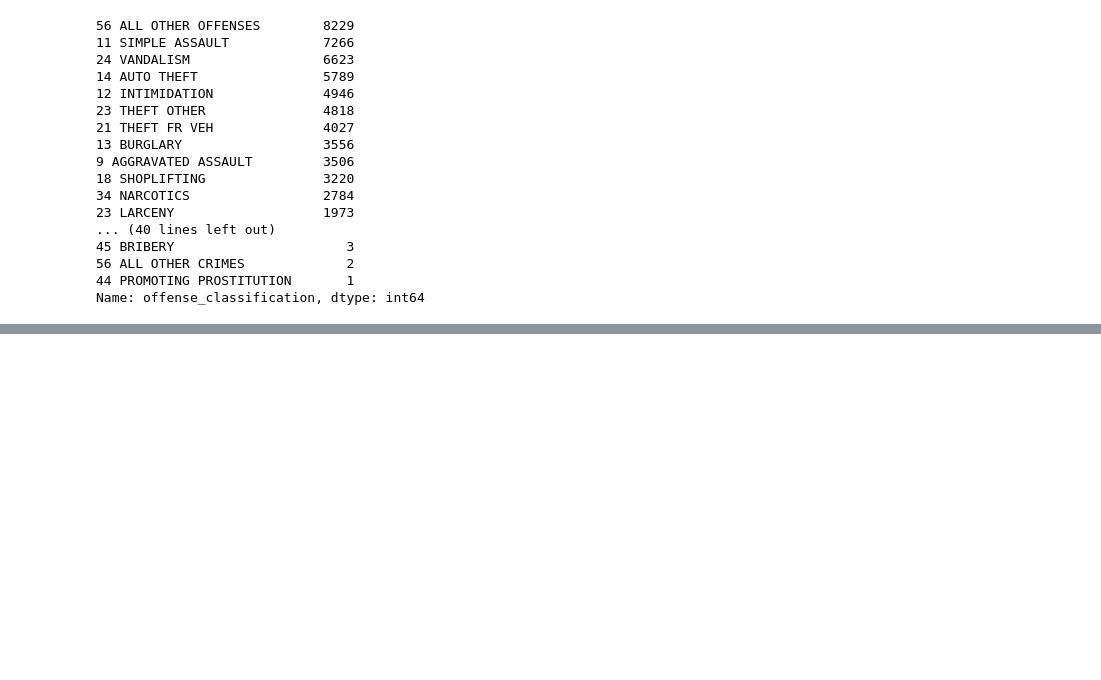
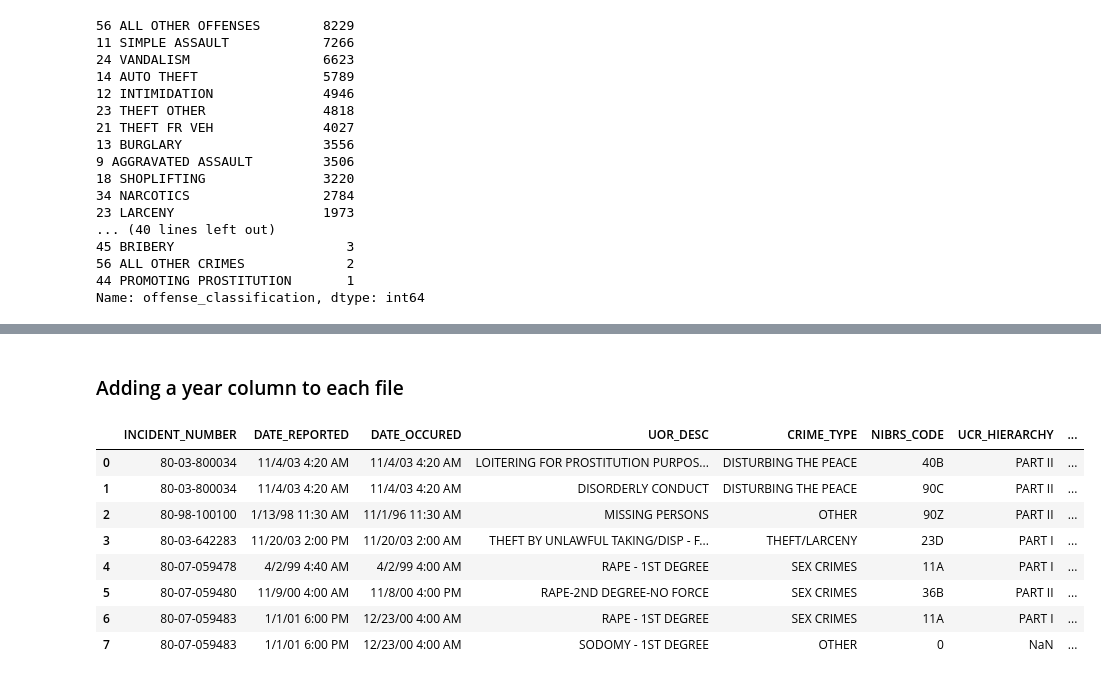
Before and after one commit to JonLar1/Lou_Crime_Data, a Jupyter notebook: notebooks/lou_crime_report.ipynb, the cells around one changed output, grey strips where cells are left out. Drawn from its saved outputs; the diff is of its cells as text; code cells hidden in the pictures; blank space fills up the shorter version.

```diff
--- a/notebooks/lou_crime_report.ipynb
+++ b/notebooks/lou_crime_report.ipynb
@@ -138,0 +208,34 @@ plt.show()
+# %% [markdown]
+### Adding a year column to each file
+# %%
+df_2003 = pd.read_csv('/Users/jonmarklarson/Projects/lou_crime_report/data/Crime_Data_2003.csv')
+df_2003['year'] = 2003
+
+df_2010 = pd.read_csv('/Users/jonmarklarson/Projects/lou_crime_report/data/Crime_Data_2010.csv')
+df_2010['year'] = 2010
+
+df_2019 = pd.read_csv('/Users/jonmarklarson/Projects/lou_crime_report/data/Crime_Data_2019.csv')
+df_2019['year'] = 2019
+
+df_2023 = pd.read_csv('/Users/jonmarklarson/Projects/lou_crime_report/data/Crime_Data_2023.csv')
+df_2023['year'] = 2023
+
+df_2024 = pd.read_csv('/Users/jonmarklarson/Projects/lou_crime_report/data/Crime_Data_2024.csv')
+df_2024['year'] = 2024
+
+df_2025 = pd.read_csv('/Users/jonmarklarson/Projects/lou_crime_report/data/Crime_Data_2025.csv')
+df_2025['year'] = 2025
+# %%
+# Check Results
+
+df_2003.head(8)
+# %% [output]
+|  | INCIDENT_NUMBER | DATE_REPORTED | DATE_OCCURED | UOR_DESC | CRIME_TYPE | NIBRS_CODE | UCR_HIERARCHY | ... |
+| 0 | 80-03-800034 | 11/4/03 4:20 AM | 11/4/03 4:20 AM | LOITERING FOR PROSTITUTION PURPOS... | DISTURBING THE PEACE | 40B | PART II | ... |
+| 1 | 80-03-800034 | 11/4/03 4:20 AM | 11/4/03 4:20 AM | DISORDERLY CONDUCT | DISTURBING THE PEACE | 90C | PART II | ... |
+| 2 | 80-98-100100 | 1/13/98 11:30 AM | 11/1/96 11:30 AM | MISSING PERSONS | OTHER | 90Z | PART II | ... |
+| 3 | 80-03-642283 | 11/20/03 2:00 PM | 11/20/03 2:00 AM | THEFT BY UNLAWFUL TAKING/DISP - F... | THEFT/LARCENY | 23D | PART I | ... |
+| 4 | 80-07-059478 | 4/2/99 4:40 AM | 4/2/99 4:00 AM | RAPE - 1ST DEGREE | SEX CRIMES | 11A | PART I | ... |
+| 5 | 80-07-059480 | 11/9/00 4:00 AM | 11/8/00 4:00 PM | RAPE-2ND DEGREE-NO FORCE | SEX CRIMES | 36B | PART II | ... |
+| 6 | 80-07-059483 | 1/1/01 6:00 PM | 12/23/00 4:00 AM | RAPE - 1ST DEGREE | SEX CRIMES | 11A | PART I | ... |
+| 7 | 80-07-059483 | 1/1/01 6:00 PM | 12/23/00 4:00 AM | SODOMY - 1ST DEGREE | OTHER | 0 | NaN | ... |
```
Also changed, not shown: parts of 27 cells of this notebook, 1 other file.
